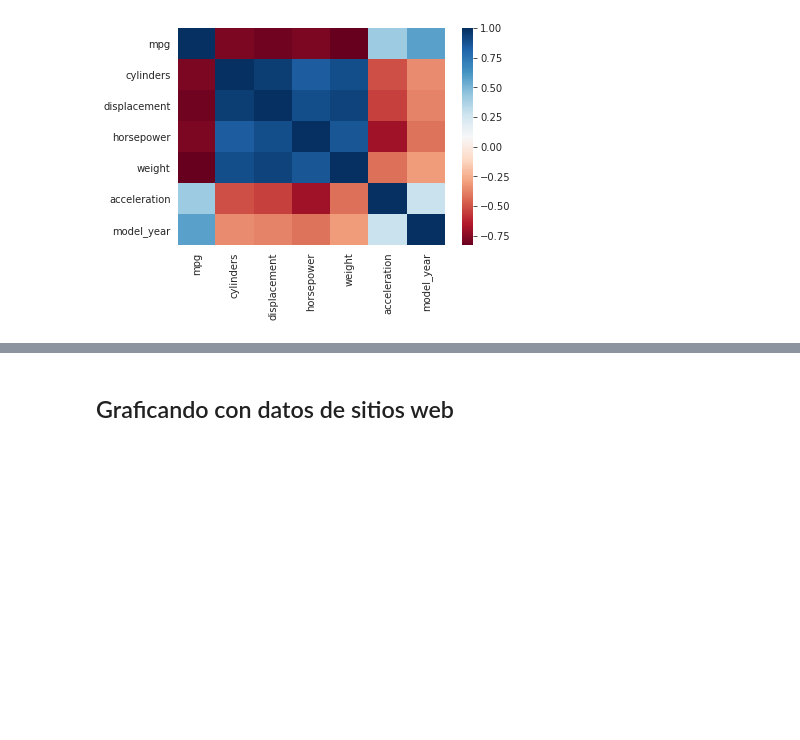
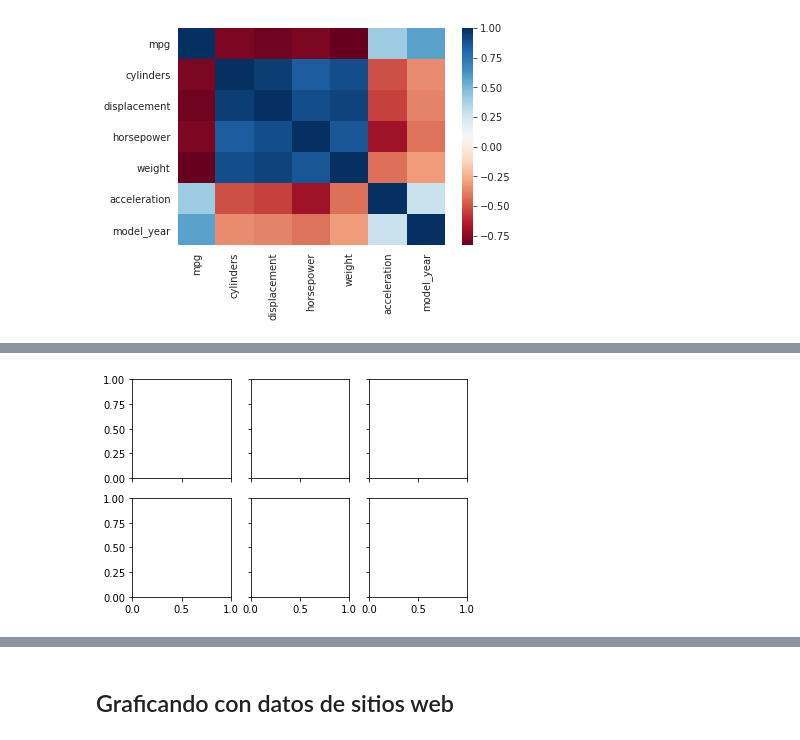
Before and after one commit to edavgaun/Python_Intermedio, a Jupyter notebook: 01_Histograma_y_Grafico_de_dispersion.ipynb, the cells around one changed output, grey strips where cells are left out. Cells and saved outputs as stored; diff of their text form; code cells hidden in the pictures; blank space fills up the shorter version.

```diff
--- a/01_Histograma_y_Grafico_de_dispersion.ipynb
+++ b/01_Histograma_y_Grafico_de_dispersion.ipynb
@@ -135,0 +144,4 @@ plt.show()
+# %%
+fig, ax = plt.subplots(2,3, sharex=True, sharey=True)
+# %% [output]
+[figure, added]
```
Also changed, not shown: parts of 4 cells of this notebook.
